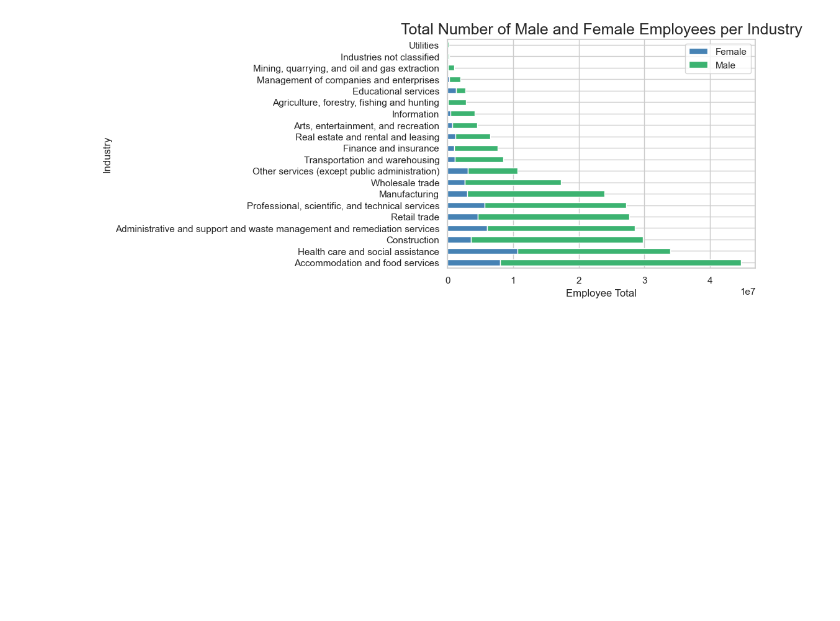
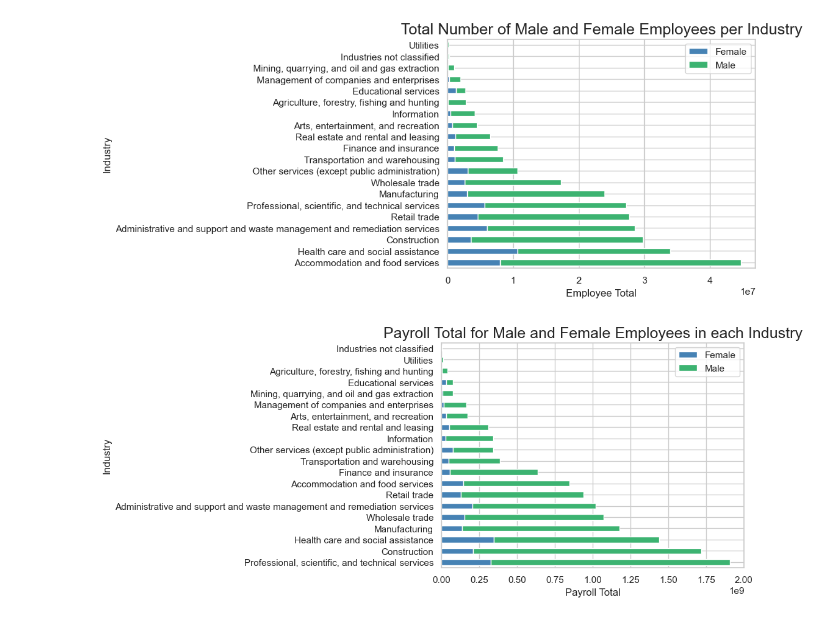
Before and after one commit to DanielnRose/Census_Assesment, a Jupyter notebook: BusinessCharETL.ipynb, the cells around one changed output. Cells and saved outputs as stored; diff of their text form; code cells hidden in the pictures; blank space fills up the shorter version.

Commit message:
added an industry payroll graph

```diff
--- a/BusinessCharETL.ipynb
+++ b/BusinessCharETL.ipynb
@@ -330,3 +330,23 @@ plt.ylabel('Industry', fontsize = 12)
 plt.xlabel('Employee Total', fontsize = 12);
 # %% [output]
 [figure]
+# %%
+indpayroll = pd.pivot_table(payroll, index=['Industry'], columns=['Sex'], values=['Payroll'], aggfunc = sum)
+indpayroll.columns = ['_'.join(str(s).strip() for s in col if s) for col in indpayroll.columns]
+indpayroll = indpayroll.rename(columns={'Payroll_Female': 'Female',
+                                  'Payroll_Male' : 'Male'});
+
+indpayroll.reset_index(inplace = True)
+
+indpayroll['Total'] = indpayroll.sum(axis = 1)
+indpayroll = indpayroll.sort_values(by = 'Total', ascending = False);
+
+payroll_stacked_bar_vals = indpayroll.drop('Total', axis = 1);
+
+sns.set_theme(style = "whitegrid")
+payroll_stacked_bar_vals.set_index('Industry').plot(kind = 'barh', stacked = True, color = ['steelblue', 'mediumseagreen'])
+plt.title('Payroll Total for Male and Female Employees in each Industry', fontsize = 18)
+plt.ylabel('Industry', fontsize = 12)
+plt.xlabel('Payroll Total', fontsize = 12);
+# %% [output]
+[figure, added]
```
Also changed, not shown: parts of 1 cell of this notebook.
